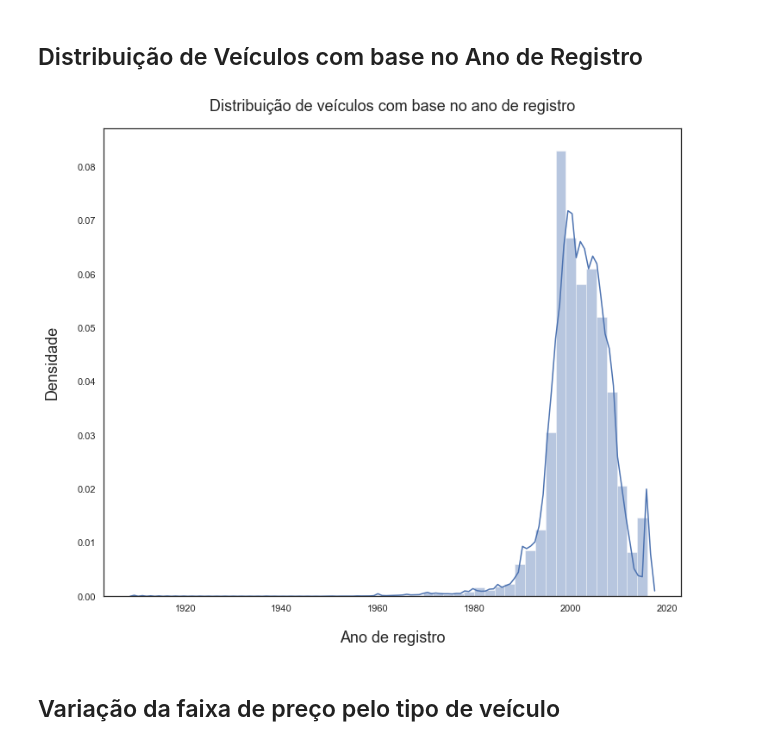
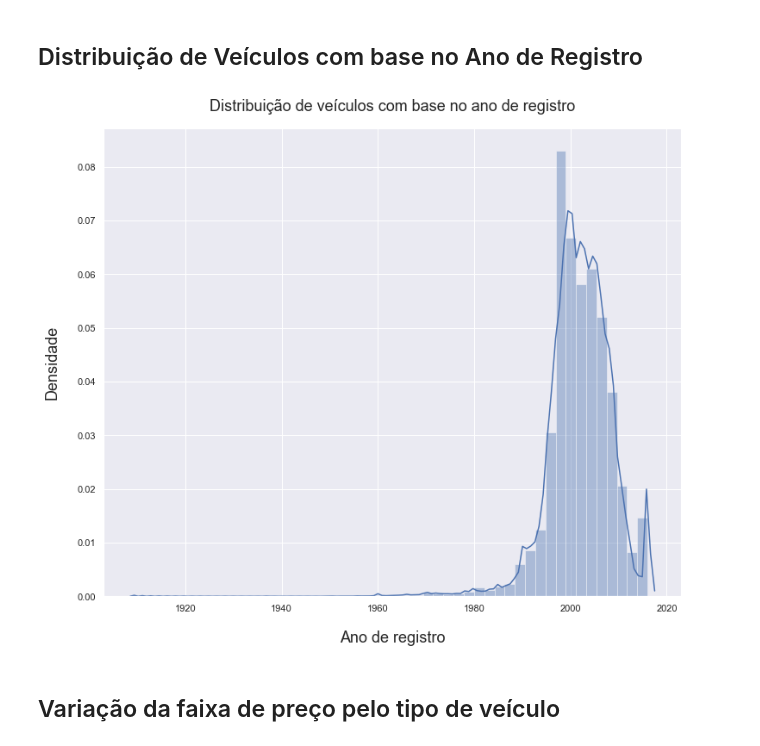
Before and after one commit to Leonardo-S95/Data-Science-Academy, a Jupyter notebook: mini-projetos/Mini-Projeto2 - Analise1.ipynb, the cells around one changed output. Cells and saved outputs as stored; diff of their text form; code cells hidden in the pictures.

```diff
--- a/mini-projetos/Mini-Projeto2 - Analise1.ipynb
+++ b/mini-projetos/Mini-Projeto2 - Analise1.ipynb
@@ -27,14 +27,15 @@ df = pd.read_csv(clean_data_path,encoding = "latin-1")
 # %%
 # Crie um Plot com a Distribuição de Veículos com base no Ano de Registro
 
+sns.set_style('darkgrid')
 fig = plt.figure(figsize = (12, 10))
 sns.distplot(df['yearOfRegistration'])
 plt.xlabel('Ano de registro', fontsize = 18, labelpad = 20)
 plt.ylabel('Densidade', fontsize = 18, labelpad = 20)
 plt.title('Distribuição de veículos com base no ano de registro', fontsize = 18, pad = 20)
 plt.show()
 # %% [output]
-[figure, old version]
+[figure, new version]
 # %%
 # Salvando o plot
 fig.savefig("plots/Analise1/vehicle-distribution-exercicio.png")
```
Also changed, not shown: parts of 2 cells of this notebook.
